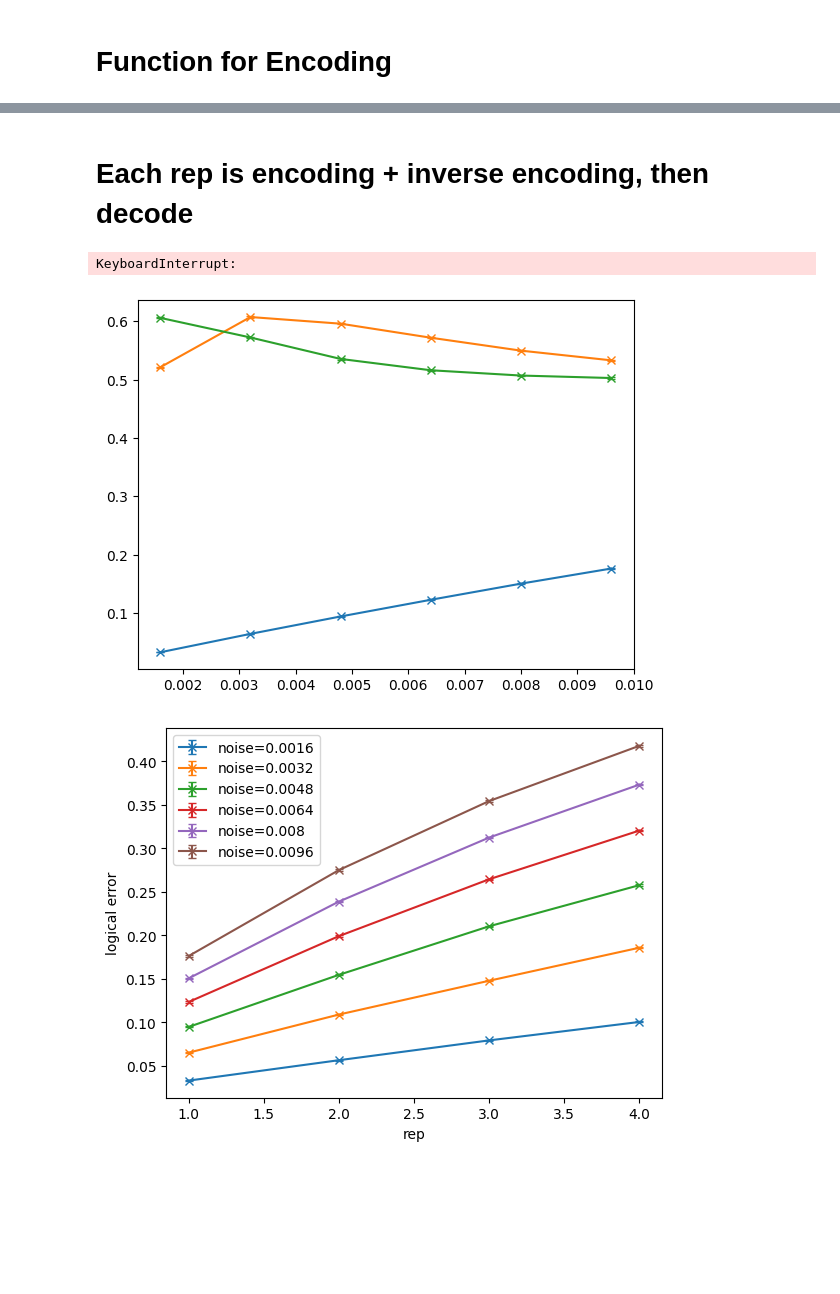
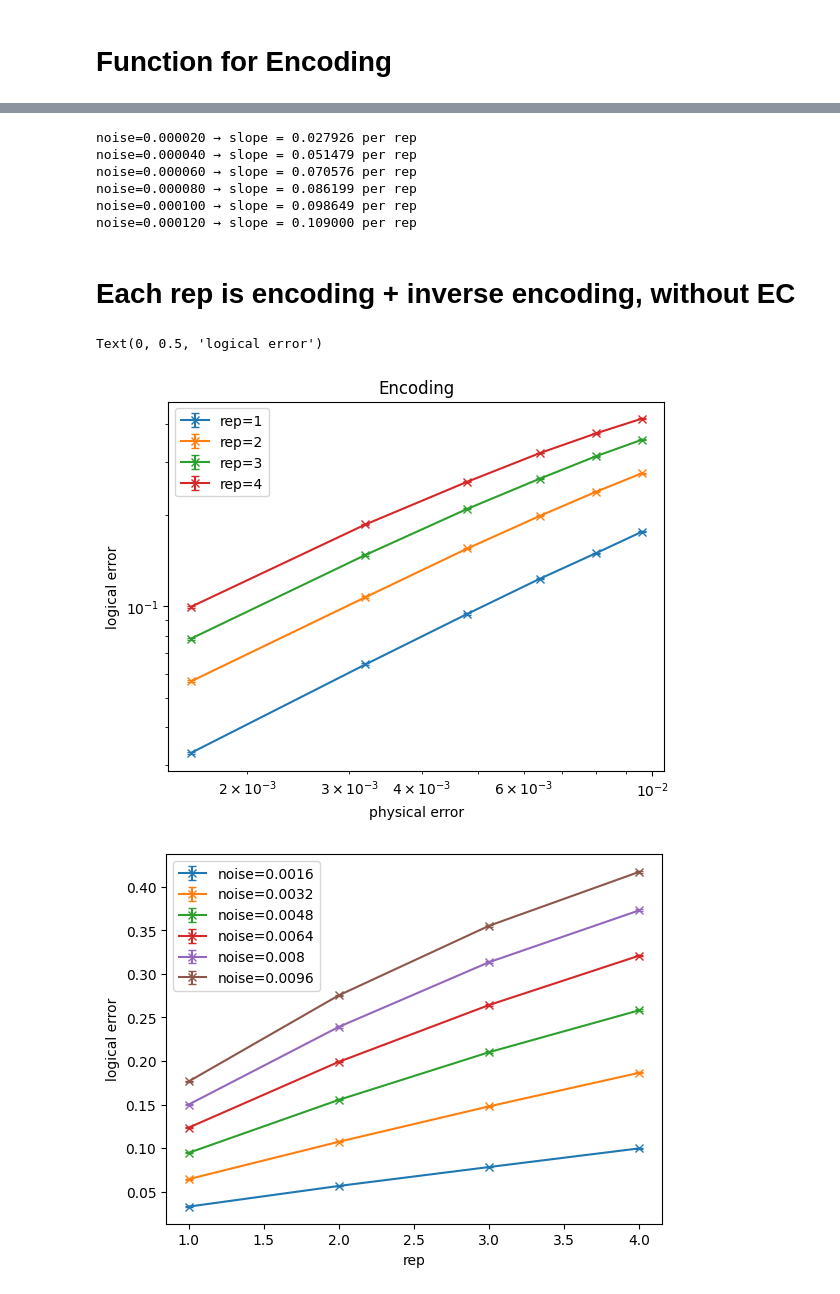
Before and after one commit to Sal7ySalt/Smallest-MSD-Protocol, a Jupyter notebook: Steane/logical_error_rate_encoding.ipynb, the cells around one changed output, grey strips where cells are left out. Drawn from its saved outputs; the diff is of its cells as text; code cells hidden in the pictures; blank space fills up the shorter version.

```diff
--- a/Steane/logical_error_rate_encoding.ipynb
+++ b/Steane/logical_error_rate_encoding.ipynb
@@ -172 +137,4 @@ def QEC(qc: QuantumCircuit, first_qubit: int, c1: ClassicalRegister, c2: Classic
+# %%
+ideal = QuantumCircuit(8)
+ideal = Statevector(ideal)
 # %%
@@ -283,0 +345,23 @@ plt.show()
+# %%
+# all_error.shape == (num_reps, num_noises)
+# uncertainties.shape == (num_reps, num_noises)
+all_error = np.array(all_logical_error)
+all_unc = np.array(all_unc)
+num_reps, num_noises = all_error.shape
+
+x = range(1, 5)
+
+for k in range(num_noises):
+    plt.errorbar(
+        x,
+        all_error[:, k],
+        yerr=all_unc[:, k],
+        fmt='-x',
+        capsize=3,
+        label=f'noise={one_qubit_noise[k]}'
+    )
+
+plt.legend()
+plt.xlabel('rep')
+plt.ylabel('logical error')
+plt.show()
@@ -284,5 +370,20 @@ plt.show()
+# %%
+slopes = []
+
+for k, noise in enumerate(one_qubit_noise):
+    y = all_error[:, k]               # error vs rep for this noise
+    m, b = np.polyfit(x, y, 1)
+    slopes.append(m)
+    print(f"noise={noise:0.6f} → slope = {m:.6f} per rep")
+# %% [output]
+noise=0.000020 → slope = 0.027926 per rep
+noise=0.000040 → slope = 0.051479 per rep
+noise=0.000060 → slope = 0.070576 per rep
+noise=0.000080 → slope = 0.086199 per rep
+noise=0.000100 → slope = 0.098649 per rep
+noise=0.000120 → slope = 0.109000 per rep
 # %% [markdown]
-# Each rep is encoding + inverse encoding, then decode
+# Each rep is encoding + inverse encoding, without EC
 # %%
 def decoder(memory: List[str]):
     shots = len(memory)
@@ -321,7 +422,7 @@ for i in range(1, 7):
 # %%
 all_error = []
 all_unc = []
-for rep in range(1, 80, 24):
+for rep in range(1, 5):
     logical_error_rates = []
     unc = []
     for noise in range(len(one_qubit_noise)):
@@ -352,40 +453,40 @@ for rep in range(1, 80, 24):
         qc.add_register(c)
 
         for i in range(rep):
-            encoding(qc, 0)
-            inverse_encoding(qc, 0)
+            init_encoding(qc, 0)
+            decoding(qc, 0)
         qc.measure([0, 1, 2, 3, 4, 5, 6], c)
         #################################################################################
         backend = AerSimulator(noise_model=noise_model)
         transpiled = transpile(qc, backend, optimization_level=0)
         job = backend.run(transpiled, shots=1_000_000, memory=True)
         result = job.result()
         memory = result.get_memory()
         #################################################################################
         err_rate, u = decoder(memory)
         logical_error_rates.append(err_rate)
         unc.append(u)
 
     plt.errorbar(
         two_qubit_noise,
         logical_error_rates,
         yerr=unc,
         fmt='-x',
         label=f'rep={rep}',
         capsize=3  # little horizontal caps on the error bars
     )
     all_error.append(logical_error_rates)
     all_unc.append(unc)
 
 plt.title('Encoding')
 plt.xscale('log')
 plt.yscale('log')
 plt.legend()
 plt.xlabel('physical error')
 plt.ylabel('logical error')
 # %% [output]
-KeyboardInterrupt:
+Text(0, 0.5, 'logical error')
-[figure, old version]
+[figure, new version]
 # %%
 # all_error.shape == (num_reps, num_noises)
 # uncertainties.shape == (num_reps, num_noises)
```
Also changed, not shown: parts of 20 cells of this notebook, 15 other files.
